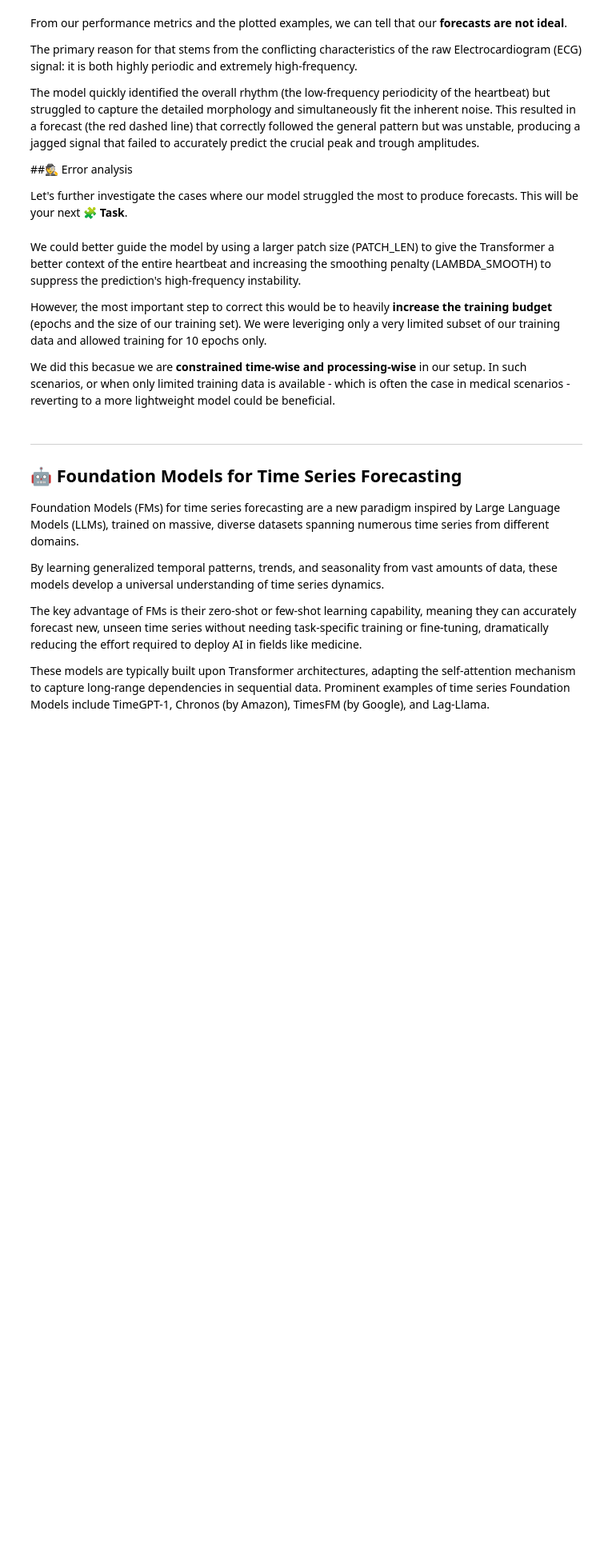
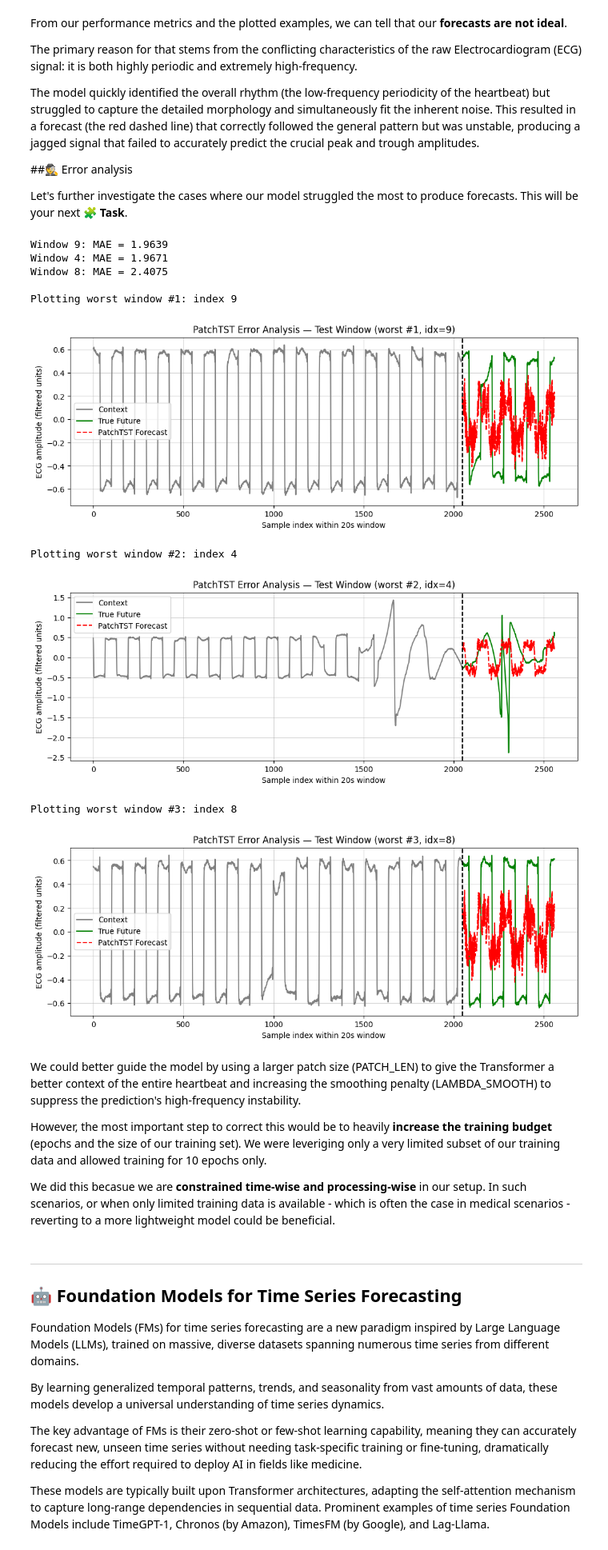
Before and after one commit to LeonBusche/AIMA-personal-repo-LeonBusche-, a Jupyter notebook: week_10_time_series_analysis.ipynb, the cells around one changed output. Shown at 80% size. Cells and saved outputs as stored; diff of their text form; code cells hidden in the pictures; blank space fills up the shorter version.

```diff
--- a/week_10_time_series_analysis.ipynb
+++ b/week_10_time_series_analysis.ipynb
@@ -2219,16 +2291,18 @@ def per_window_mae(y_true_scaled, y_pred_scaled, top_k=3):
     # TODO 1:
     # Compute MAE *per window* (mean over forecast dimension)
     # Hint: axis=1
-    errors = None
+    errors = np.mean(np.abs(y_true_scaled-y_pred_scaled), axis = 1)
 
     # TODO 2:
     # Find indices of the top_k largest errors
     # Hint: np.argsort
-    worst_indices = None
+    worst_indices = np.argsort(errors)[-top_k:]
 
     # TODO 3:
     # Print the worst windows and their MAE values
     # (format is up to you)
+    for i in worst_indices:
+        print(f"Window {i}: MAE = {errors[i]:.4f}")
 
     return errors, worst_indices
 
@@ -2268,33 +2342,44 @@ def plot_test_window(idx, rank=None):
         true_future,
         color="green",
         label="True Future",
     )
     plt.plot(
         range(CONTEXT_SAMPLES, CONTEXT_SAMPLES + FORECAST_SAMPLES),
         pred_future,
         color="red",
         linestyle="--",
         label="PatchTST Forecast",
     )
     plt.axvline(CONTEXT_SAMPLES, color="black", linestyle="--")
     plt.xlabel("Sample index within 20s window")
     plt.ylabel("ECG amplitude (filtered units)")
     title_suffix = f"(worst #{rank}, idx={idx})" if rank is not None else f"(idx={idx})"
     plt.title(f"PatchTST Error Analysis — Test Window {title_suffix}")
     plt.legend()
     plt.grid(True, alpha=0.5)
     plt.show()
 
 # ------------------------------------------------------------
 # 7.3 Run analysis + plot worst windows
 # ------------------------------------------------------------
 window_errors, worst_indices = per_window_mae(y_true_test, y_pred_test, top_k=3)
 
 if worst_indices.size == 0:
     print("⚠️ No windows available to plot.")
 else:
     for rank, idx in enumerate(worst_indices, start=1):
         plot_test_window(idx, rank=rank)
+# %% [output]
+Window 9: MAE = 1.9639
+Window 4: MAE = 1.9671
+Window 8: MAE = 2.4075
+
+Plotting worst window #1: index 9
+[figure, added]
+Plotting worst window #2: index 4
+[figure, added]
+Plotting worst window #3: index 8
+[figure, added]
 # %% [markdown]
 We could better guide the model by using a larger patch size (PATCH_LEN) to give the Transformer a better context of the entire heartbeat and increasing the smoothing penalty (LAMBDA_SMOOTH) to suppress the prediction's high-frequency instability.
 
```
Also changed, not shown: parts of 7 cells of this notebook.
